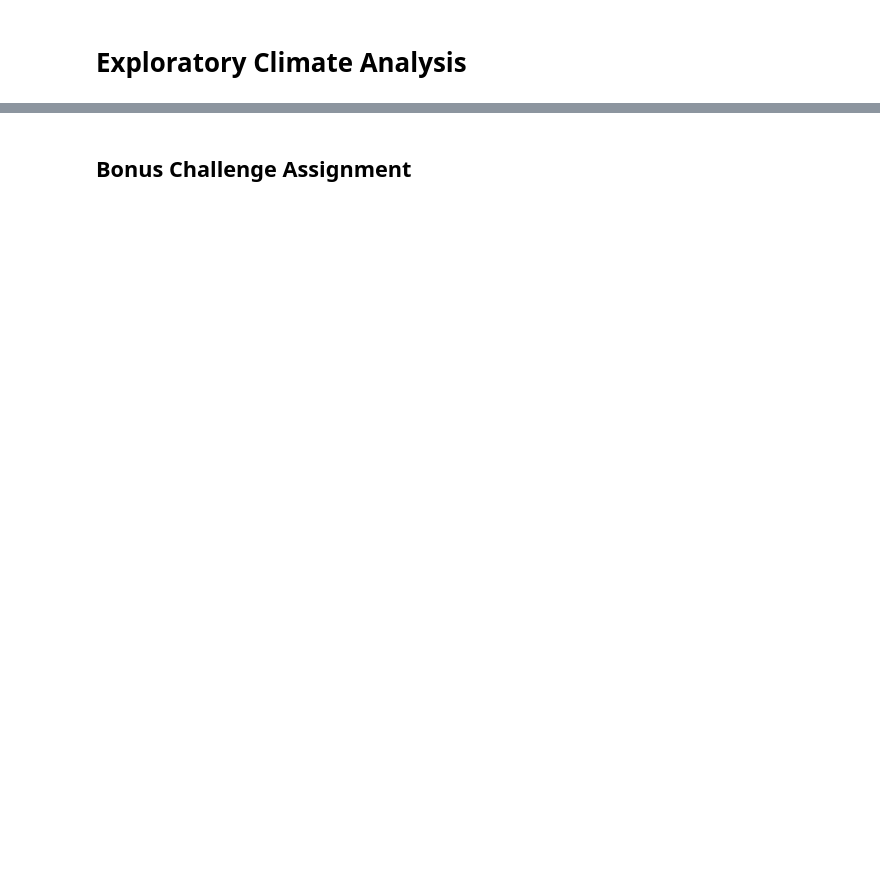
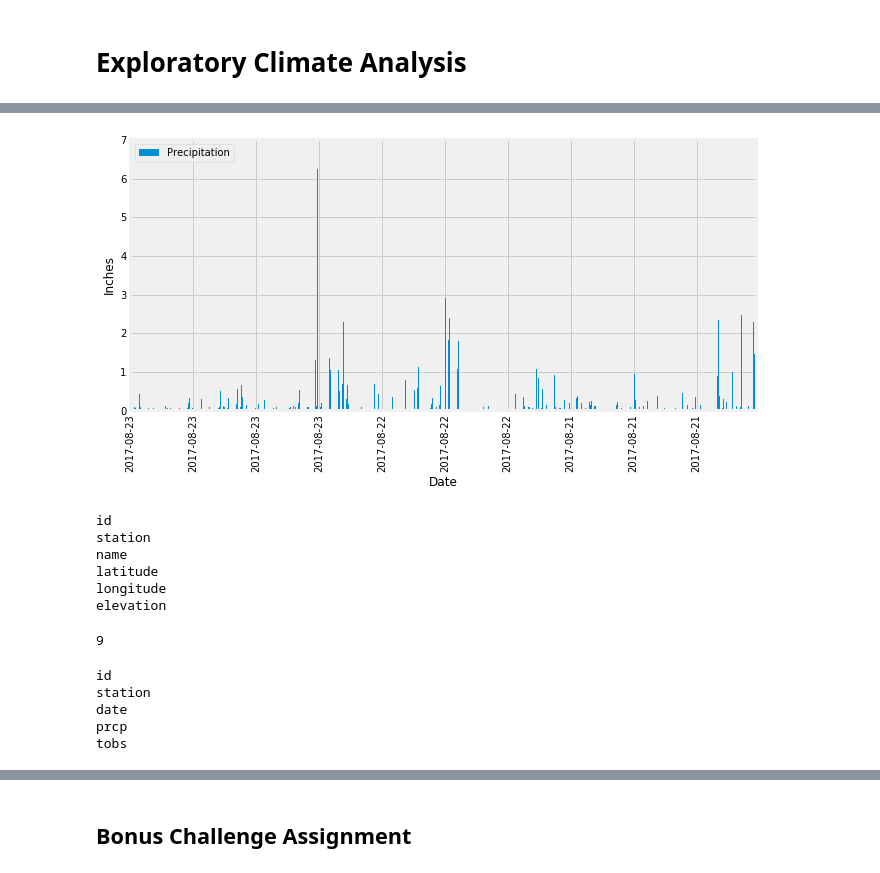
Before and after one commit to Gugunner/sqlalchemy-challenge, a Jupyter notebook: climate_starter.ipynb, the cells around one changed output, grey strips where cells are left out. Cells and saved outputs as stored; diff of their text form; code cells hidden in the pictures; blank space fills up the shorter version.

```diff
--- a/climate_starter.ipynb
+++ b/climate_starter.ipynb
@@ -46,0 +87,3 @@ engine = create_engine("sqlite:///Resources/hawaii.sqlite")
+# %%
+limit_date_12_months = delta_time_with_months(last_measurement_date[0], -12)
+limit_date_12_months
@@ -46,0 +92,9 @@ engine = create_engine("sqlite:///Resources/hawaii.sqlite")
+# %%
+# Clean all None values from prcp
+measurements_last_12 = (
+    session.query(Measurement).
+    filter(Measurement.prcp != None).
+    all()
+)
+for measure in measurements_last_12:
+    print(f"Date: {measure.date} - {measure.prcp}")
@@ -46,0 +119,16 @@ engine = create_engine("sqlite:///Resources/hawaii.sqlite")
+# %%
+# Design a query to retrieve the last 12 months of precipitation data and plot the results
+# Get data that has all values needed
+# Perform a query to retrieve the data and precipitation scores
+measurements_last_12 = (
+    session.query(Measurement).
+    order_by(Measurement.date.desc()).
+    filter(and_(Measurement.prcp != None, Measurement.date >= limit_date_12_months)).
+    all()
+)
+dates = [];
+prcps = [];
+for measure in measurements_last_12:
+    print(f"Date: {measure.date} - {measure.prcp}")
+    dates.append(measure.date)
+    prcps.append(measure.prcp)
@@ -46,0 +153,11 @@ engine = create_engine("sqlite:///Resources/hawaii.sqlite")
+# %%
+# Save the query results as a Pandas DataFrame and set the index to the date column
+
+measurements_df = pd.DataFrame({
+    'Date': dates,
+    'Precipitation': prcps
+}).set_index('Date')
+# measurements_df = measurements_df.groupby('Date').agg({
+#     'Precipitation': 'max'
+# })
+measurements_df
@@ -47,5 +233,44 @@ engine = create_engine("sqlite:///Resources/hawaii.sqlite")
+# %%
+measurements_df.plot(kind='bar', rot=90, figsize=(10,5))
+plt.locator_params(axis='x',nbins=10)
+plt.ylabel('Inches')
+plt.show()
+# %% [output]
+[figure, added]
 # %%
 # Design a query to show how many stations are available in this dataset?
+# %%
+# Check columns of station for future queries
+station_col_names = inspector.get_columns('station')
+for col in station_col_names:
+    print(col['name'])
+# %% [output]
+id
+station
+name
+latitude
+longitude
+elevation
+# %%
+stations_count = (
+    session.query(Measurement).
+    group_by(Measurement.station)
+    .count()
+)
+stations_count
+# %% [output]
+9
+# %%
+# Check columns of measurement for future queries
+measurement_col_names = inspector.get_columns('measurement')
+for col in measurement_col_names:
+    print(col['name'])
+# %% [output]
+id
+station
+date
+prcp
+tobs
 # %%
 # What are the most active stations? (i.e. what stations have the most rows)?
 # List the stations and the counts in descending order.
```
Also changed, not shown: parts of 29 cells of this notebook.
